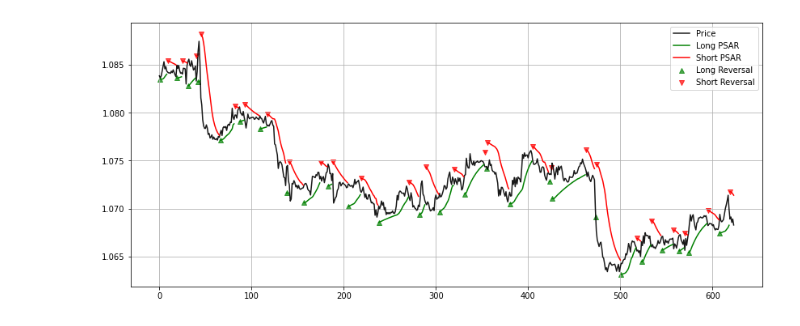
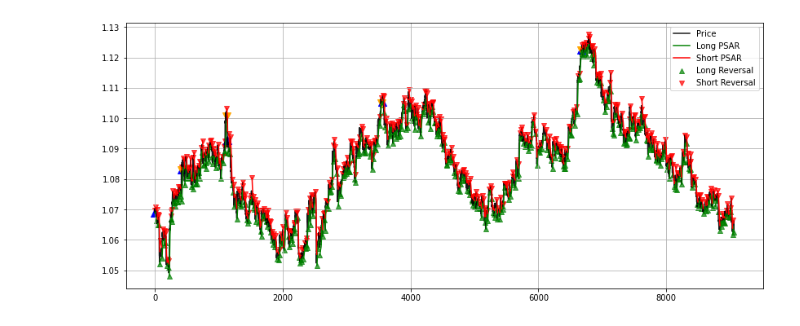
Before and after one commit to Sparsh-Kumar/trend-following-strategies, a Jupyter notebook: parabolic-stop-and-reverse.ipynb, the cells around one changed output. Drawn from its saved outputs; the diff is of its cells as text; code cells hidden in the pictures.

```diff
--- a/parabolic-stop-and-reverse.ipynb
+++ b/parabolic-stop-and-reverse.ipynb
@@ -67,7 +67,7 @@ def getQuotes(mt5TimeFrame, year = 2020, month = 1, day = 1, asset ='EURUSD'):
 
 
 
-df = getQuotes(frameM30, 2023, 9, 1)
+df = getQuotes(frameM30, 2023, 1, 1)
 df
 # %% [output]
 |  | time | open | high | low | close | tick_volume | spread | real_volume |
@@ -122,21 +122,49 @@ df
+# %%
+
+openPosition = None
+targetPrice = None
+buys = []
+sells = []
+
+buysIndices = []
+sellsIndices = []
+pctRise = 0.01
+
+for i in range(len(df)):
+    if (i > 0) and (openPosition is None) and (df.iloc[i][f'PSARl_{af}_{maxaf}'] > 0):
+        openPosition = 'long'
+        buys.append(df.iloc[i]['close'])
+        buysIndices.append(i)
+        targetPrice = df.iloc[i]['close'] + (pctRise * df.iloc[i]['close'])
+    elif (i > 0) and (openPosition) and (df.iloc[i][f'PSARs_{af}_{maxaf}'] > 0) and (df.iloc[i]['close'] >= targetPrice):
+        openPosition = None
+        sells.append(df.iloc[i]['close'])
+        sellsIndices.append(i)
+        targetPrice = None
 # %%
 
 
 
 
 plt.figure(figsize=(14, 6))
 
 plt.plot(df['close'], label='Price', color='black', alpha=0.9)
 plt.plot(df.index, df[f'PSARl_{af}_{maxaf}'], label='Long PSAR', color='green')
 plt.plot(df.index, df[f'PSARs_{af}_{maxaf}'], label='Short PSAR', color='red')
 
 # Reversal Signals
 reversalPts = df[df[f'PSARr_{af}_{maxaf}'] != 0]
 plt.scatter(reversalPts.index, reversalPts[f'PSARl_{af}_{maxaf}'], marker='^', color='green', label='Long Reversal', alpha=0.7)
 plt.scatter(reversalPts.index, reversalPts[f'PSARs_{af}_{maxaf}'], marker='v', color='red', label='Short Reversal', alpha=0.7)
 
+
+# Scattering the buy, sell indices
+plt.scatter(df.iloc[buysIndices].index, df.iloc[buysIndices]['close'], marker = '^', color = 'blue', s = 100)
+plt.scatter(df.iloc[sellsIndices].index, df.iloc[sellsIndices]['close'], marker = 'v', color = 'orange', s = 100)
+
+
 plt.legend()
 plt.grid(True)
 plt.show()
 # %% [output]
-[figure, old version]
+[figure, new version]
```
Also changed, not shown: parts of 3 cells of this notebook.
